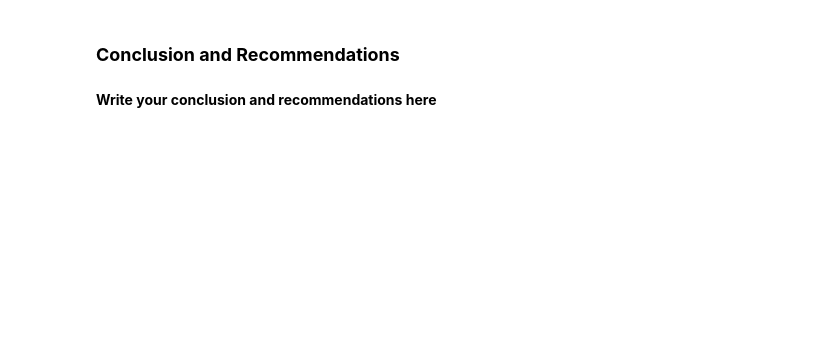
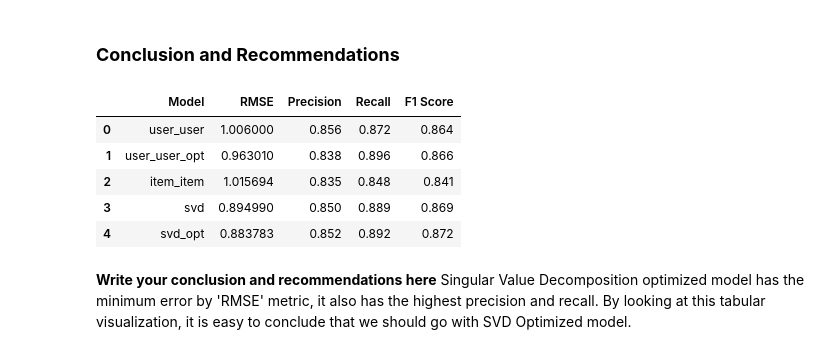
Before and after one commit to Alfredo2212/MIT-Data_Science, a Jupyter notebook: Alfredo_RecommendationSystem_ElectiveProject.ipynb, the cells around one changed output. Drawn from its saved outputs; the diff is of its cells as text; code cells hidden in the pictures; blank space fills up the shorter version.

```diff
--- a/Alfredo_RecommendationSystem_ElectiveProject.ipynb
+++ b/Alfredo_RecommendationSystem_ElectiveProject.ipynb
@@ -945,7 +949,7 @@ print(gs.best_params['rmse'])
 Now, we will **the build final model** by using **tuned values** of the hyperparameters, which we received using grid search cross-validation above.
 # %%
 # Build the optimized SVD model using optimal hyperparameter search. Use random_state=1
-svd_optimized = SVD(n_epochs=30, lr_all=0.01, reg_all=0.2)
+svd_optimized = SVD(n_epochs=20, lr_all=0.01, reg_all=0.2)
 # Train the algorithm on the trainset
 svd_optimized.fit(trainset)
 
@@ -980,10 +985,49 @@ Prediction(uid='A2UOHALGF2X77Q', iid='1400501466', r_ui=None, est=3.811981701283
 # %% [markdown]
 ### **Conclusion and Recommendations**
-# %%
-# Metrics comparison across all model
-model = []
-comparison_df = pd.DataFrame{
-
-}
-# %% [markdown]
-**Write your conclusion and recommendations here**
+# %%
+# Metrics comparison across all model
+models = {'user_user':sim_user_user,
+          'user_user_opt':sim_user_user_optimized,
+          'item_item':sim_item_item,
+          'user_user_opt':sim_item_item_optimized,
+          'svd':svd,
+          'svd_opt':svd_optimized
+          }
+model_name=[]
+model_rmse =[]
+model_precision =[]
+model_recall=[]
+model_f1=[]
+
+# Loop all models to get return values (Should be done on previous code blocks, for answer clarity this is done at the end)
+for name, model in models.items():
+  rmse, precision, recall, f1 = precision_recall_at_k(model)
+  model_name.append(name)
+  model_rmse.append(rmse)
+  model_precision.append(precision)
+  model_recall.append(recall)
+  model_f1.append(f1)
+
+# Setting up data frame for table
+comparison_df = pd.DataFrame({
+  'Model': model_name,
+  'RMSE': model_rmse,
+  'Precision': model_precision,
+  'Recall': model_recall,
+  'F1 Score': model_f1
+}).set_index('Model')
+# Clear the output of precision_recall_at_k prints for better visualizations
+from IPython.display import clear_output
+clear_output(wait=True)
+comparison_df.reset_index(inplace=True)
+comparison_df
+# %% [output]
+|  | Model | RMSE | Precision | Recall | F1 Score |
+| 0 | user_user | 1.006000 | 0.856 | 0.872 | 0.864 |
+| 1 | user_user_opt | 0.963010 | 0.838 | 0.896 | 0.866 |
+| 2 | item_item | 1.015694 | 0.835 | 0.848 | 0.841 |
+| 3 | svd | 0.894990 | 0.850 | 0.889 | 0.869 |
+| 4 | svd_opt | 0.883783 | 0.852 | 0.892 | 0.872 |
+# %% [markdown]
+**Write your conclusion and recommendations here**
+Singular Value Decomposition optimized model has the minimum error by 'RMSE' metric, it also has the highest precision and recall. By looking at this tabular visualization, it is easy to conclude that we should go with SVD Optimized model.
```
Also changed, not shown: parts of 21 cells of this notebook.
